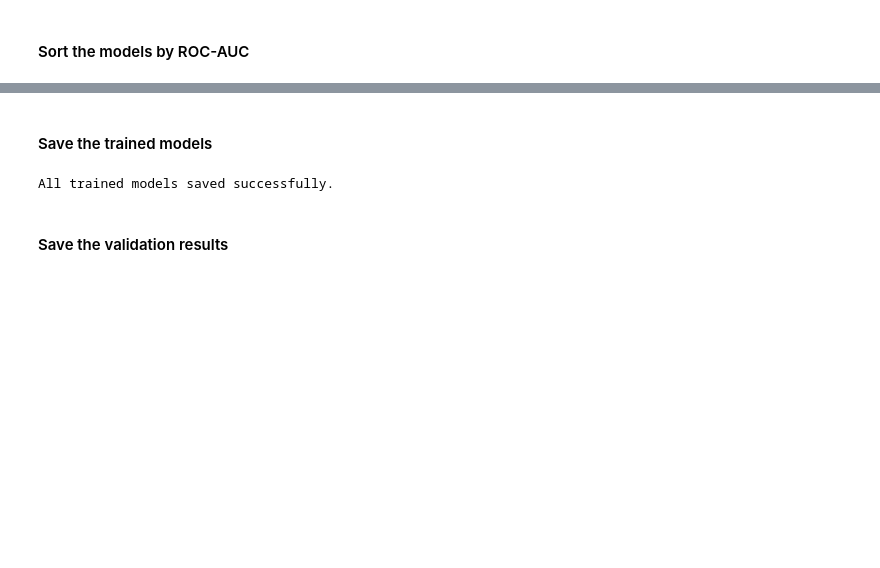
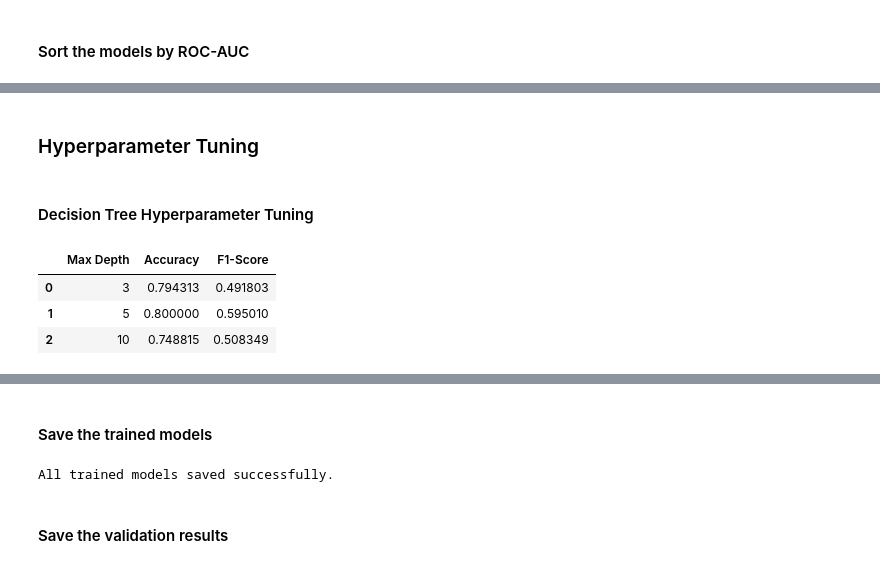
Before and after one commit to HtooAungKha/Telecommunication-Customer-Churn-Prediction, a Jupyter notebook: Notebooks/03_model_training.ipynb, the cells around one changed output, grey strips where cells are left out. Saved outputs shown, nothing was run; the diff lists cells and outputs as text; code cells hidden in the pictures; blank space fills up the shorter version.

```diff
--- a/Notebooks/03_model_training.ipynb
+++ b/Notebooks/03_model_training.ipynb
@@ -259 +260,31 @@ results.sort_values(
 | 3 | Decision Tree | 0.800000 | 0.645833 | 0.551601 | 0.595010 | 0.832690 |
+# %% [markdown]
+### Hyperparameter Tuning
+# %% [markdown]
+#### Decision Tree Hyperparameter Tuning
+# %%
+decision_tree_tuning = []
+
+for depth in [3, 5, 10]:
+
+    model = DecisionTreeClassifier(
+        max_depth=depth,
+        random_state=SEED
+    )
+
+    model.fit(X_train, y_train)
+
+    predictions = model.predict(X_validation)
+
+    decision_tree_tuning.append({
+        "Max Depth": depth,
+        "Accuracy": accuracy_score(y_validation, predictions),
+        "F1-Score": f1_score(y_validation, predictions)
+    })
+
+pd.DataFrame(decision_tree_tuning)
+# %% [output]
+|  | Max Depth | Accuracy | F1-Score |
+| 0 | 3 | 0.794313 | 0.491803 |
+| 1 | 5 | 0.800000 | 0.595010 |
+| 2 | 10 | 0.748815 | 0.508349 |
```
Also changed, not shown: parts of 14 cells of this notebook, 2 other files.
